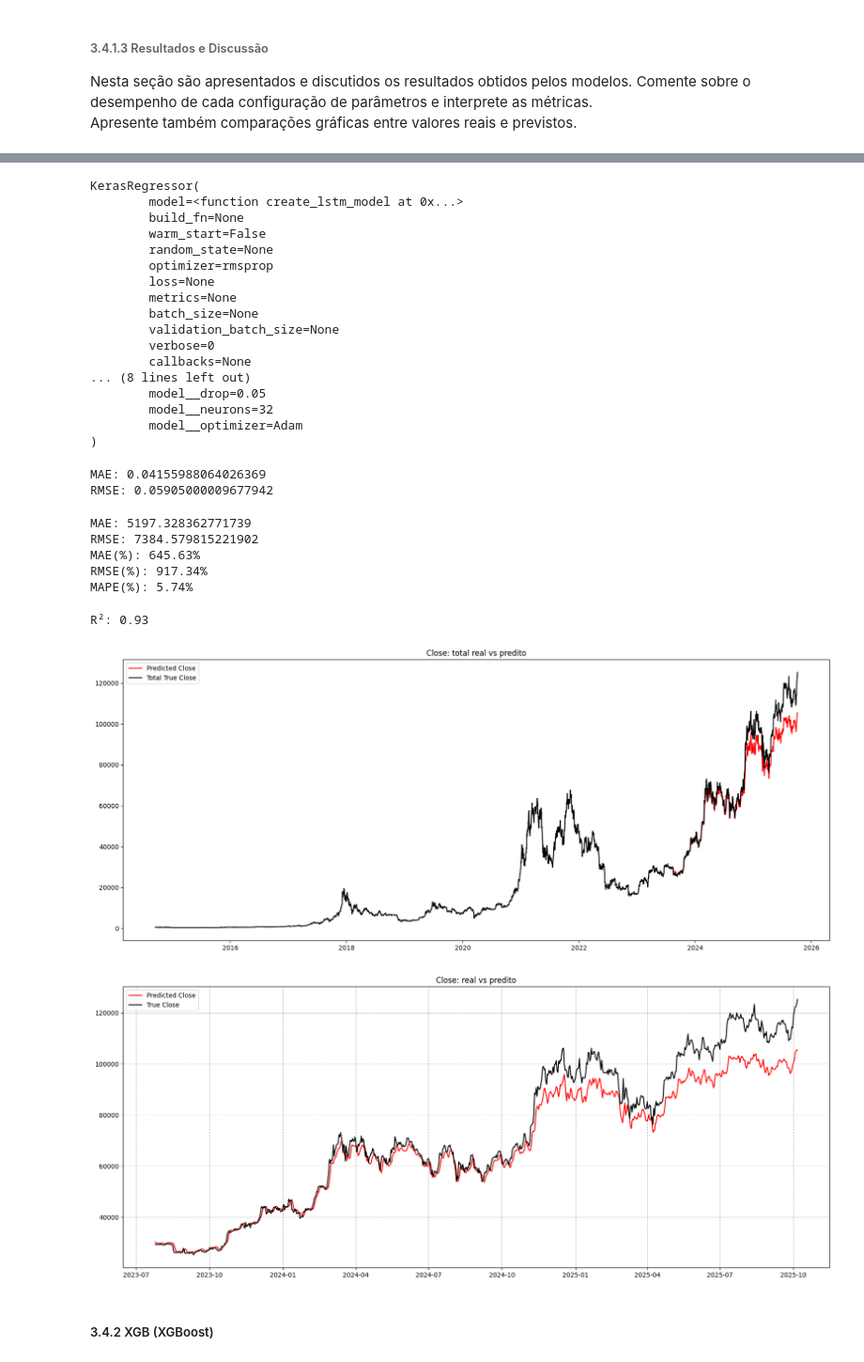
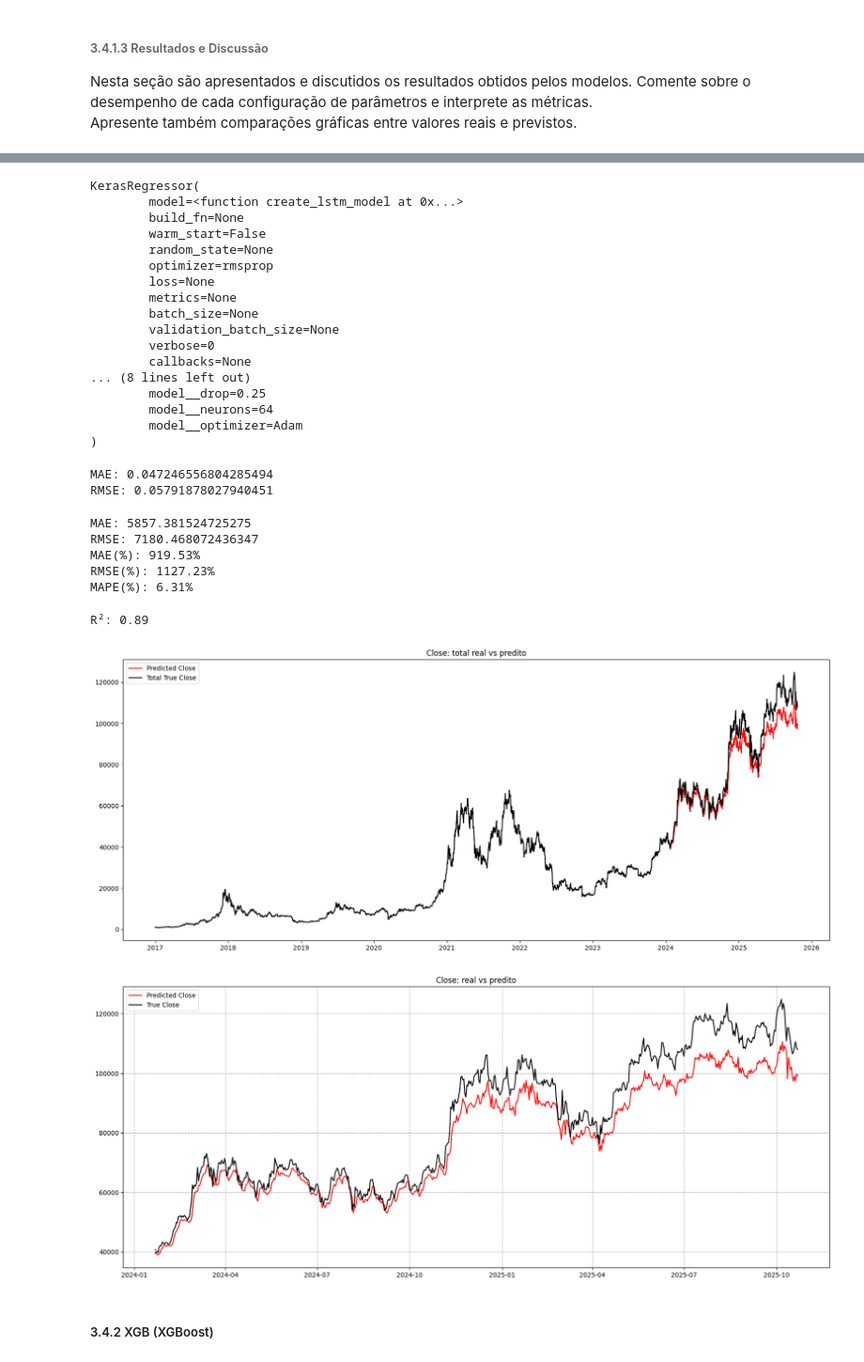
Before and after one commit to gusdiaso/crypto_predict, a Jupyter notebook: bitcoin.ipynb, the cells around one changed output, grey strips where cells are left out. Shown at 94% size. Cells and saved outputs as stored; diff of their text form; code cells hidden in the pictures.

```diff
--- a/bitcoin.ipynb
+++ b/bitcoin.ipynb
@@ -119,2 +121,10 @@ Agora já ajustei o nome da coluna, transformei para data, coloquei a data como
+# %%
+n_steps = 30
+for time_step in range(1, n_steps+1):
+    data['closeLag_'+str(time_step)] = data['Close'].shift(time_step)
 # %%
+data = data.dropna()
 data.isna().sum()
+data = data.loc['2017-01-01':]
+limite = data['Volume'].quantile(0.999)
+data = data[data['Volume'] <= limite]
@@ -208,10 +246,8 @@ y_mult_scaled = scaler_y.fit_transform(y_mult)
 # %%
 models_lstm = []
 models_xgb = []
-# seq_len_options = [7, 14, 30]
-# split_options = [5, 10]
-seq_len_options = [7,14]
-split_options = [5]
+seq_len_options = [7, 14, 30]
+split_options = [5, 10]
 # %% [markdown]
 ##### 3.4.1 LSTM (Long Short Term Memory)
 # %%
@@ -229,16 +265,16 @@ def create_lstm_model(seq_len=14, n_features=1, neurons=100, drop=0.2, optimizer
 
 
 param_grid = {
-                # 'model__neurons': [16, 32, 64, 128],
-                # 'model__drop': [0.05, 0.1, 0.2],
+                'model__neurons': [16, 32, 64],
+                'model__drop': [0.2, 0.25, 0.3],
+                'model__optimizer': ['Adam'],
+                'fit__batch_size': [16, 32],
+                'fit__epochs': [50, 100]
+                # 'model__neurons': [16],
+                # 'model__drop': [0.2],
                 # 'model__optimizer': ['Adam'],
-                # 'fit__batch_size': [16, 32, 64],
-                # 'fit__epochs': [50, 100],
-                'model__neurons': [32],
-                'model__drop': [0.05],
-                'model__optimizer': ['Adam'],
-                'fit__batch_size': [16],
-                'fit__epochs': [50],
+                # 'fit__batch_size': [16],
+                # 'fit__epochs': [100],
               }
 # %% [markdown]
 ###### 3.4.1.1 Modelo Univariado
@@ -365,8 +419,8 @@ KerasRegressor(
         verbose=0
         callbacks=None
 ... (8 lines left out)
-        model__drop=0.05
-        model__neurons=32
+        model__drop=0.25
+        model__neurons=64
         model__optimizer=Adam
 )
 # %%
@@ -381,8 +435,8 @@ print(f"RMSE: {rmse}")
 y_pred = scaler_y.inverse_transform(y_pred_scaled)
 y_test = scaler_y.inverse_transform(y_test_scaled)
 # %% [output]
-MAE: 0.04155988064026369
-RMSE: 0.05905000009677942
+MAE: 0.047246556804285494
+RMSE: 0.05791878027940451
 # %%
 rmse = np.sqrt(mean_squared_error(y_test, y_pred))
 mae = mean_absolute_error(y_test, y_pred)
@@ -396,16 +450,16 @@ print(f"MAE(%): {mae_percent:.2f}%")
 print(f"RMSE(%): {rmse_percent:.2f}%")
 print(f"MAPE(%): {mape:.2f}%")
 # %% [output]
-MAE: 5197.328362771739
-RMSE: 7384.579815221902
-MAE(%): 645.63%
-RMSE(%): 917.34%
-MAPE(%): 5.74%
+MAE: 5857.381524725275
+RMSE: 7180.468072436347
+MAE(%): 919.53%
+RMSE(%): 1127.23%
+MAPE(%): 6.31%
 # %%
 r2 = r2_score(y_test, y_pred)
 print(f"R²: {r2:.2f}")
 # %% [output]
-R²: 0.93
+R²: 0.89
 # %%
 y_pred_plot = np.empty_like(data['Close'])
 y_pred_plot[:] = np.nan
@@ -418,21 +472,18 @@ plt.title('Close: total real vs predito')
 plt.legend()
 plt.show()
 # %% [output]
-[figure, old version]
+[figure, new version]
 # %%
-dias_analise=30
 
 plt.figure(figsize=(20,8))
 plt.plot(data.index[-len(y_pred):], y_pred, color="red", marker=",", label='Predicted Close')
 plt.plot(data.index[-len(y_test):], y_test, color="black", marker=",", label='True Close')
-# plt.plot(data.index[-dias_analise:], y_pred[-dias_analise:], color="red", marker=",", label='Predicted Close')
-# plt.plot(data.index[-dias_analise:], y_test[-dias_analise:], color="black", marker=",", label='True Close')
 plt.title('Close: real vs predito')
 plt.legend()
 plt.grid(True, linestyle="--")
 plt.show()
 # %% [output]
-[figure, old version]
+[figure, new version]
 # %% [markdown]
 ##### 3.4.2 XGB (XGBoost)
 # %%
```
Also changed, not shown: parts of 22 cells of this notebook, 6 other files.
